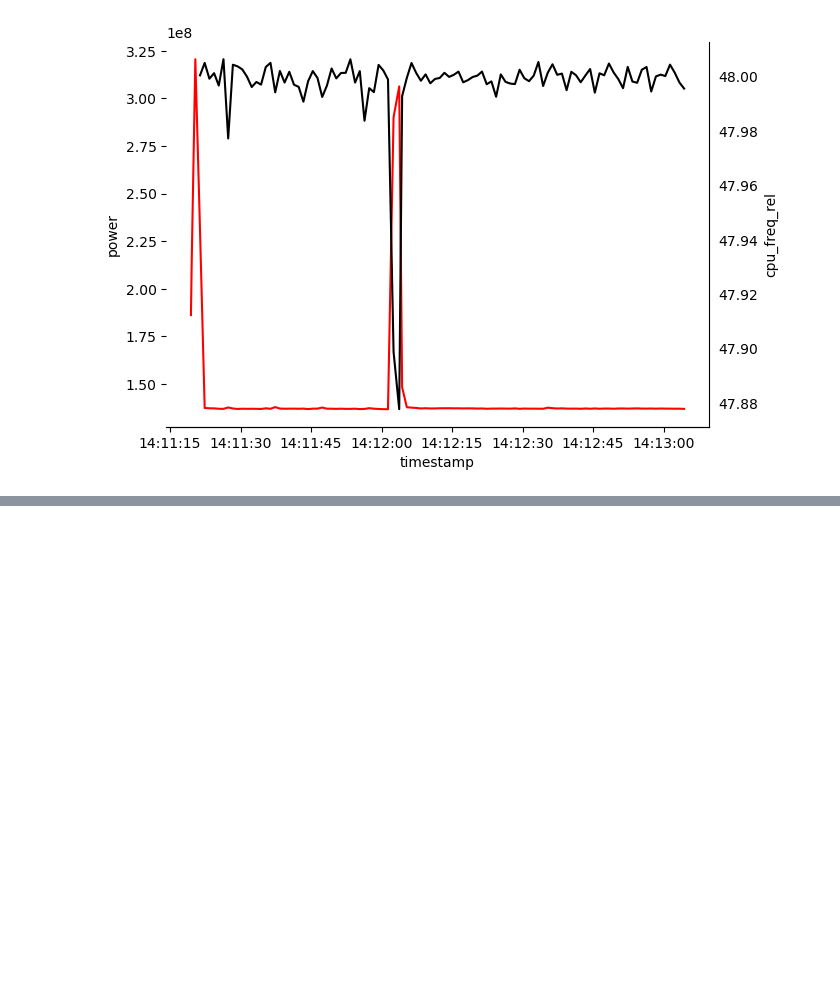
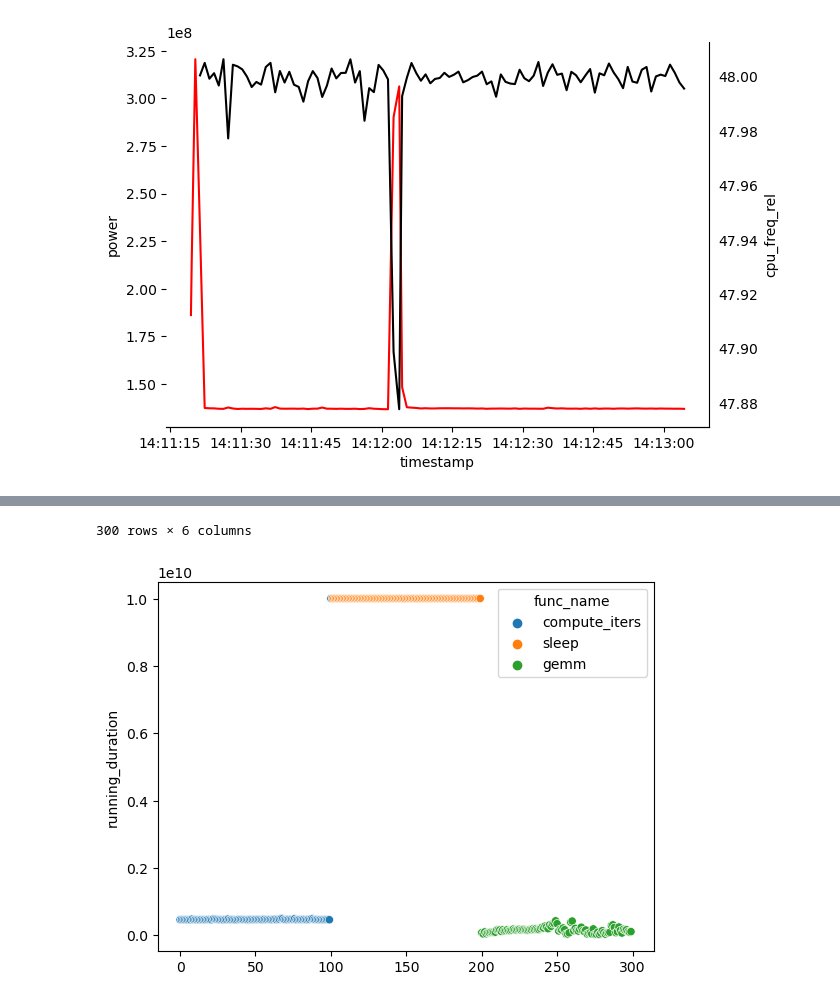
Before and after one commit to AK2000/caws, a Jupyter notebook: notebooks/Energy Analysis.ipynb, the cells around one changed output, grey strips where cells are left out. Drawn from its saved outputs; the diff is of its cells as text; code cells hidden in the pictures; blank space fills up the shorter version.

```diff
--- a/notebooks/Energy Analysis.ipynb
+++ b/notebooks/Energy Analysis.ipynb
@@ -173,0 +220,20 @@ See the caveats in the documentation: https://pandas.pydata.org/pandas-docs/stab
+# %%
+trys = pd.read_sql(f"SELECT task_id, pid FROM try ORDER BY task_try_time_launched", conn)
+trys["func_name"] = "sleep"
+trys.loc[:100, "func_name"] = "compute_iters"
+trys.loc[200:, "func_name"] = "gemm"
+
+start_times = pd.read_sql(f"SELECT task_id, timestamp FROM status WHERE (task_status_name='running')", conn)
+trys = pd.merge(trys, start_times, on="task_id")
+trys = trys.rename(columns={"timestamp": "task_try_time_running"})
+
+end_times = pd.read_sql(f"SELECT task_id, timestamp FROM status WHERE (task_status_name='running_ended')", conn)
+trys = pd.merge(trys, end_times, on="task_id")
+trys = trys.rename(columns={"timestamp": "task_try_time_running_ended"})
+
+trys["task_try_time_running"] = pd.to_datetime(trys['task_try_time_running']).view(int)
+trys["task_try_time_running_ended"] = pd.to_datetime(trys['task_try_time_running_ended']).view(int)
+trys["running_duration"] = trys["task_try_time_running_ended"] - trys["task_try_time_running"]
+sns.scatterplot(data=trys, x=trys.index, y="running_duration", hue="func_name")
+trys
+# %% [output]
@@ -173,0 +252,2 @@ See the caveats in the documentation: https://pandas.pydata.org/pandas-docs/stab
+300 rows × 6 columns
+[figure, added]
```
Also changed, not shown: parts of 13 cells of this notebook, 1 other file.
